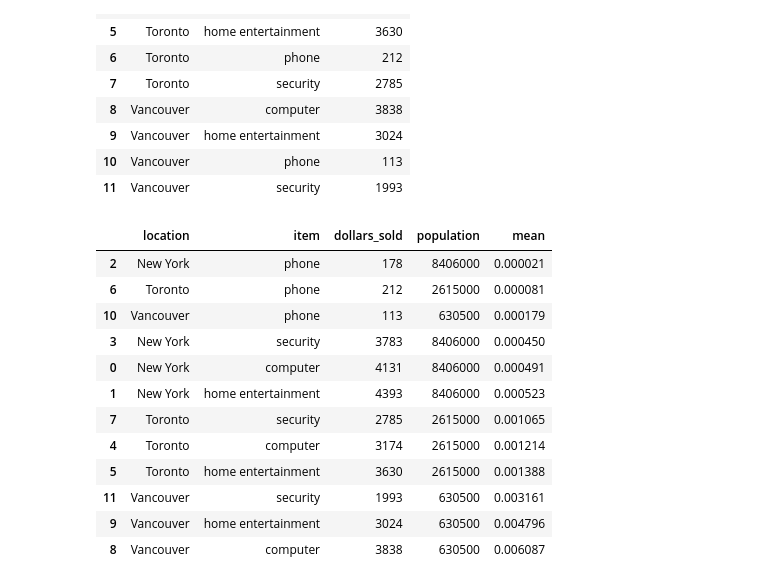
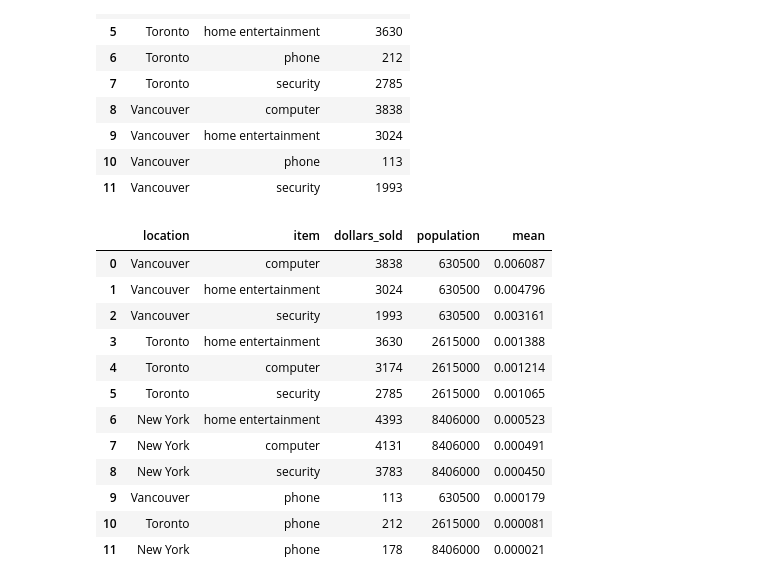
Before and after one commit to Bennyhwanggggg/Data-Warehousing-and-Data-Mining, a Jupyter notebook: L1 - Pandas-1.ipynb, the cells around one changed output. Saved outputs shown, nothing was run; the diff lists cells and outputs as text; code cells hidden in the pictures.

```diff
--- a/L1 - Pandas-1.ipynb
+++ b/L1 - Pandas-1.ipynb
@@ -348,18 +348,18 @@ df_group
 # %%
 merged_df = pd.merge(df_group, df_city, on='location')
 merged_df['mean'] = merged_df['dollars_sold']/merged_df['population']
-merged_df.sort_values('mean', ascending)
+merged_df.sort_values('mean', ascending=False).reset_index(drop=True)
 # %% [output]
 |  | location | item | dollars_sold | population | mean |
-| 2 | New York | phone | 178 | 8406000 | 0.000021 |
-| 6 | Toronto | phone | 212 | 2615000 | 0.000081 |
-| 10 | Vancouver | phone | 113 | 630500 | 0.000179 |
-| 3 | New York | security | 3783 | 8406000 | 0.000450 |
-| 0 | New York | computer | 4131 | 8406000 | 0.000491 |
-| 1 | New York | home entertainment | 4393 | 8406000 | 0.000523 |
-| 7 | Toronto | security | 2785 | 2615000 | 0.001065 |
+| 0 | Vancouver | computer | 3838 | 630500 | 0.006087 |
+| 1 | Vancouver | home entertainment | 3024 | 630500 | 0.004796 |
+| 2 | Vancouver | security | 1993 | 630500 | 0.003161 |
+| 3 | Toronto | home entertainment | 3630 | 2615000 | 0.001388 |
 | 4 | Toronto | computer | 3174 | 2615000 | 0.001214 |
-| 5 | Toronto | home entertainment | 3630 | 2615000 | 0.001388 |
-| 11 | Vancouver | security | 1993 | 630500 | 0.003161 |
-| 9 | Vancouver | home entertainment | 3024 | 630500 | 0.004796 |
-| 8 | Vancouver | computer | 3838 | 630500 | 0.006087 |
+| 5 | Toronto | security | 2785 | 2615000 | 0.001065 |
+| 6 | New York | home entertainment | 4393 | 8406000 | 0.000523 |
+| 7 | New York | computer | 4131 | 8406000 | 0.000491 |
+| 8 | New York | security | 3783 | 8406000 | 0.000450 |
+| 9 | Vancouver | phone | 113 | 630500 | 0.000179 |
+| 10 | Toronto | phone | 212 | 2615000 | 0.000081 |
+| 11 | New York | phone | 178 | 8406000 | 0.000021 |
```
